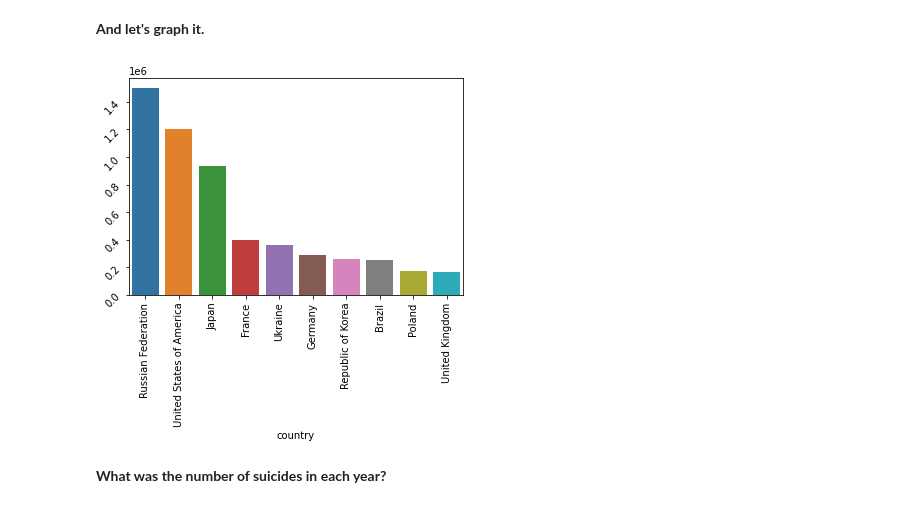
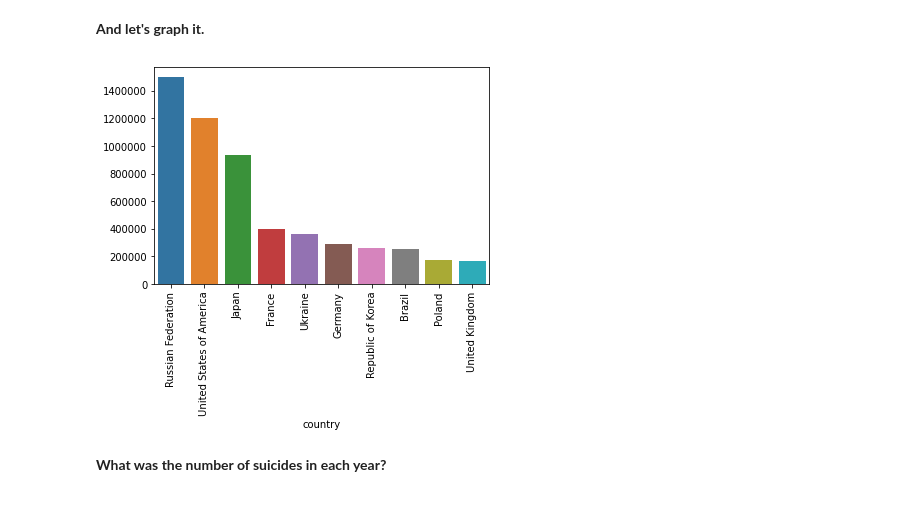
Before and after one commit to panmenor/WHO-Suicide-Basic-EDA-Kaggle, a Jupyter notebook: who-suicide-basic-eda.ipynb, the cells around one changed output. Saved outputs shown, nothing was run; the diff lists cells and outputs as text; code cells hidden in the pictures.

Commit message:
Kaggle Notebook | WHO suicide basic EDA | Version 4

```diff
--- a/who-suicide-basic-eda.ipynb
+++ b/who-suicide-basic-eda.ipynb
@@ -251,12 +254,15 @@ top_10_s_country
 # %% [markdown]
 **And let's graph it.**
 # %%
-sns.barplot(top_10_s_country.index,top_10_s_country["suicides_no"].values )
+from matplotlib.ticker import ScalarFormatter, FormatStrFormatter
+fig, ax = plt.subplots()
+sns.barplot(x=top_10_s_country.index,y=top_10_s_country["suicides_no"].values )
 plt.xticks(rotation=90)
-plt.yticks(rotation=45)
+plt.yticks(rotation=0)
+ax.ticklabel_format(useOffset=False, style='plain', axis="y")
 plt.show()
 # %% [output]
-[figure, old version]
+[figure, new version]
 # %% [markdown]
 **What was the number of suicides in each year?**
 # %%
```
Also changed, not shown: parts of 5 cells of this notebook.
